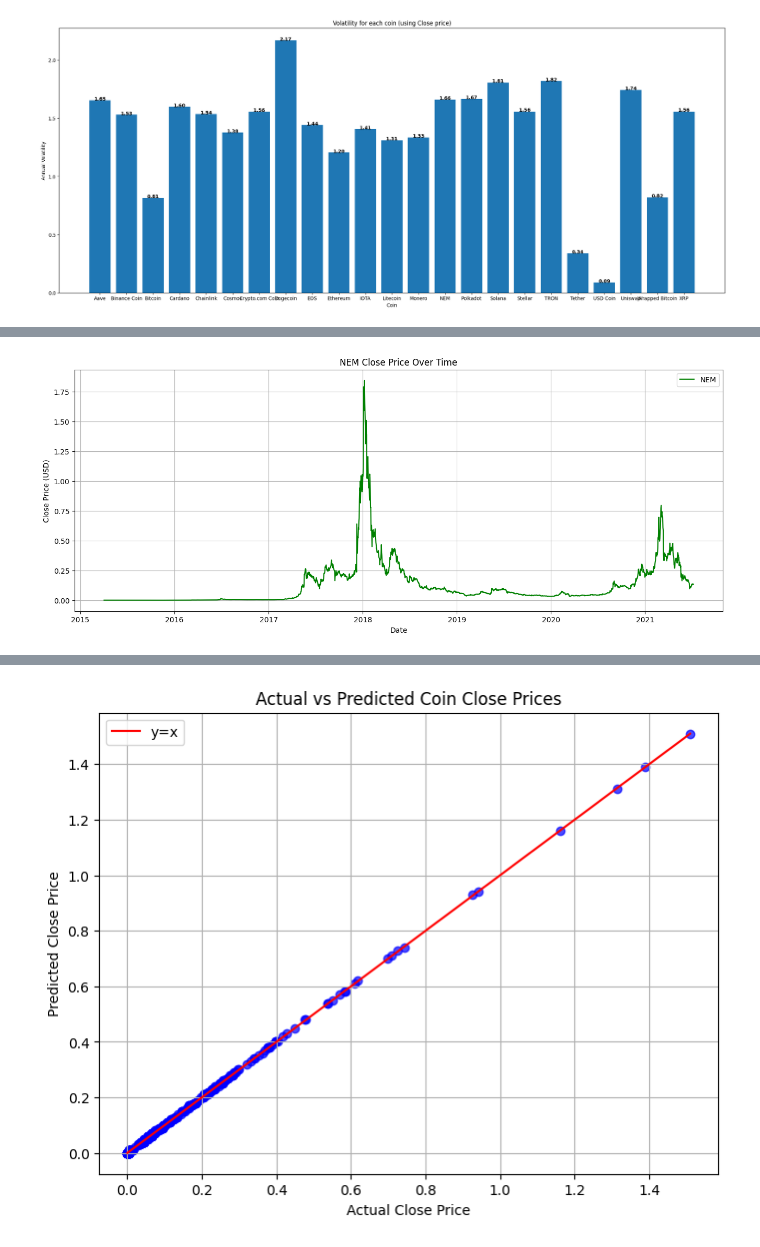
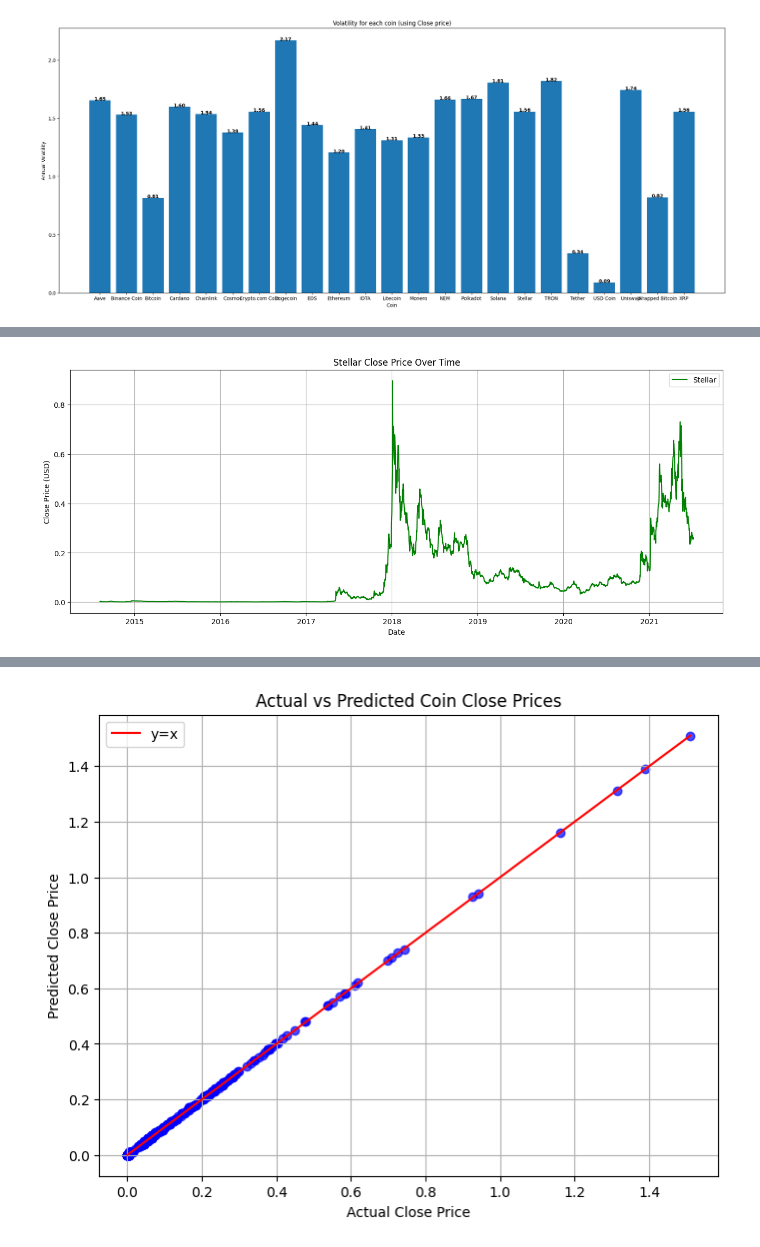
Before and after one commit to nyanbi/crypto, a Jupyter notebook: endproject/project.ipynb, the cells around one changed output, grey strips where cells are left out. Cells and saved outputs as stored; diff of their text form; code cells hidden in the pictures.

```diff
--- a/endproject/project.ipynb
+++ b/endproject/project.ipynb
@@ -158,18 +158,18 @@ Epoch 10/10
 # %%
-a = 'NEM'  # Replace with the desired coin name
+a = 'Stellar'  # Replace with the desired coin name
 coin_df = all_coins[all_coins['Name'] == a]
 coin_df = pd.DataFrame(coin_df)
 
 plt.figure(figsize=(16, 6))
 plt.plot(pd.to_datetime(coin_df['Date']), coin_df['Close'], label=a, color='green')
 plt.title(f'{a} Close Price Over Time')
 plt.xlabel('Date')
 plt.ylabel('Close Price (USD)')
 plt.legend()
 plt.grid(True)
 plt.show()
 # %% [output]
-[figure, old version]
+[figure, new version]
 # %%
 # Filter test samples for the selected coin
 coin_idx = (y_test == a)  # Replace 'AveCoin' with the desired coin name
```
Also changed, not shown: parts of 5 cells of this notebook, 3 other files.
